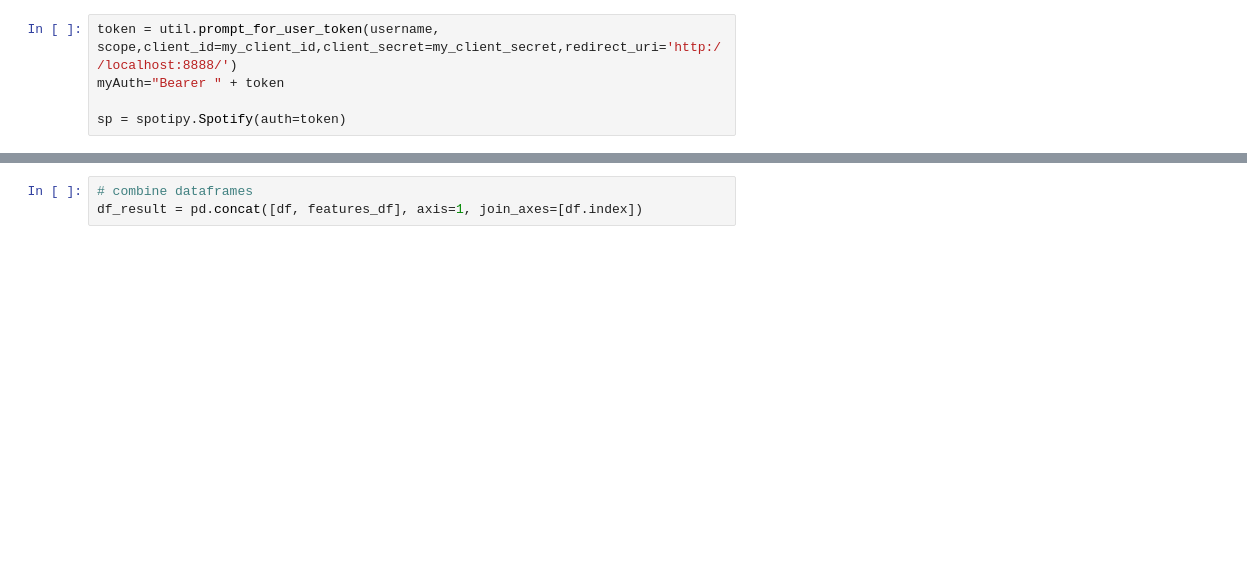
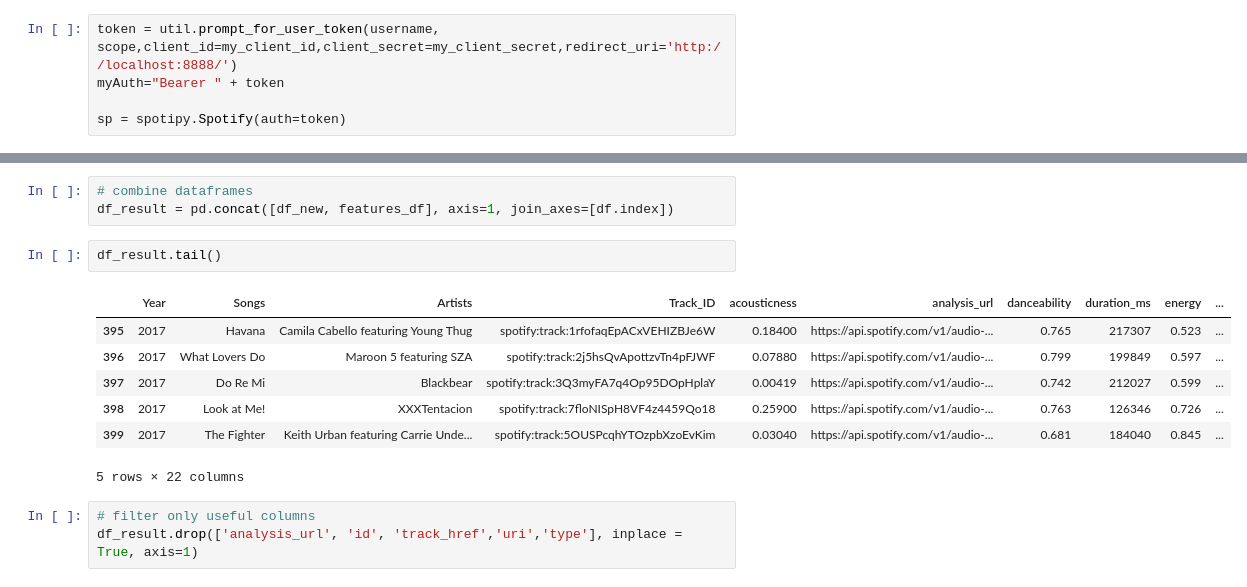
Before and after one commit to jkyung94/Capstone_2, a Jupyter notebook: add_features.ipynb, the cells around one changed output, grey strips where cells are left out. Drawn from its saved outputs; the diff is of its cells as text; blank space fills up the shorter version.

```diff
--- a/add_features.ipynb
+++ b/add_features.ipynb
@@ -89,7 +105,20 @@ features_df.head()
 | 4 | 0.06490 | https://api.spotify.com/v1/audio-... | 0.663 | 257840 | 0.714 | 6sy3LkhNFjJWlaeSMNwQ62 | 0.0 | 1 | ... |
 # %%
 # combine dataframes
-df_result = pd.concat([df, features_df], axis=1, join_axes=[df.index])
+df_result = pd.concat([df_new, features_df], axis=1, join_axes=[df.index])
+# %%
+df_result.tail()
+# %% [output]
+|  | Year | Songs | Artists | Track_ID | acousticness | analysis_url | danceability | duration_ms | energy | ... |
+| 395 | 2017 | Havana | Camila Cabello featuring Young Thug | spotify:track:1rfofaqEpACxVEHIZBJe6W | 0.18400 | https://api.spotify.com/v1/audio-... | 0.765 | 217307 | 0.523 | ... |
+| 396 | 2017 | What Lovers Do | Maroon 5 featuring SZA | spotify:track:2j5hsQvApottzvTn4pFJWF | 0.07880 | https://api.spotify.com/v1/audio-... | 0.799 | 199849 | 0.597 | ... |
+| 397 | 2017 | Do Re Mi | Blackbear | spotify:track:3Q3myFA7q4Op95DOpHplaY | 0.00419 | https://api.spotify.com/v1/audio-... | 0.742 | 212027 | 0.599 | ... |
+| 398 | 2017 | Look at Me! | XXXTentacion | spotify:track:7floNISpH8VF4z4459Qo18 | 0.25900 | https://api.spotify.com/v1/audio-... | 0.763 | 126346 | 0.726 | ... |
+| 399 | 2017 | The Fighter | Keith Urban featuring Carrie Unde... | spotify:track:5OUSPcqhYTOzpbXzoEvKim | 0.03040 | https://api.spotify.com/v1/audio-... | 0.681 | 184040 | 0.845 | ... |
+5 rows × 22 columns
+# %%
+# filter only useful columns
+df_result.drop(['analysis_url', 'id', 'track_href','uri','type'], inplace = True, axis=1)
 # %%
 df_result.head()
 # %% [output]
```
Also changed, not shown: parts of 16 cells of this notebook.
